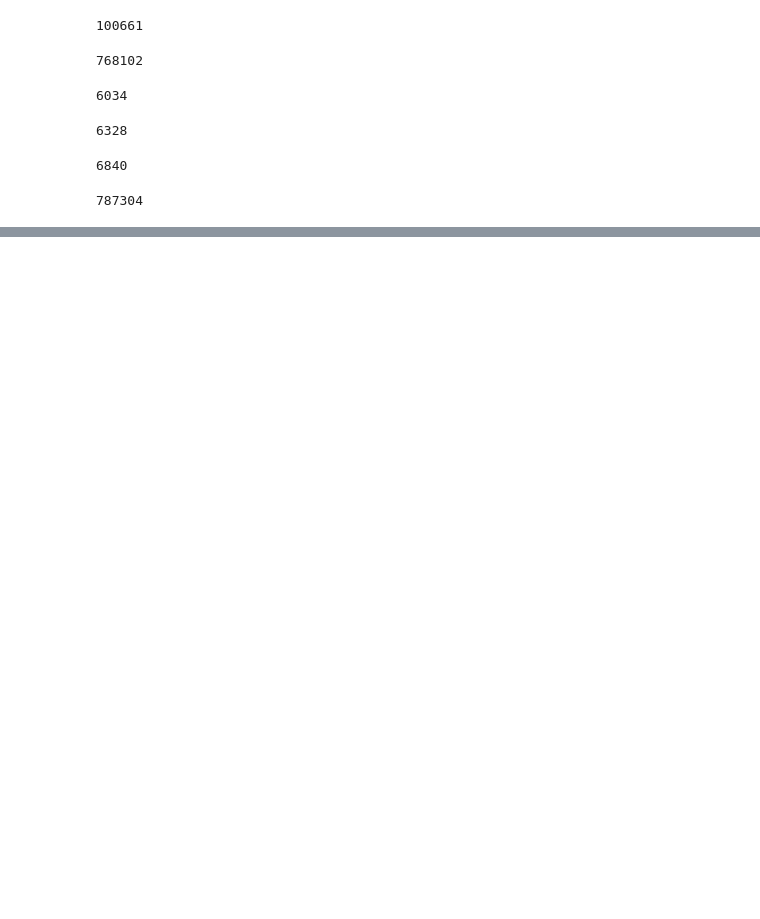
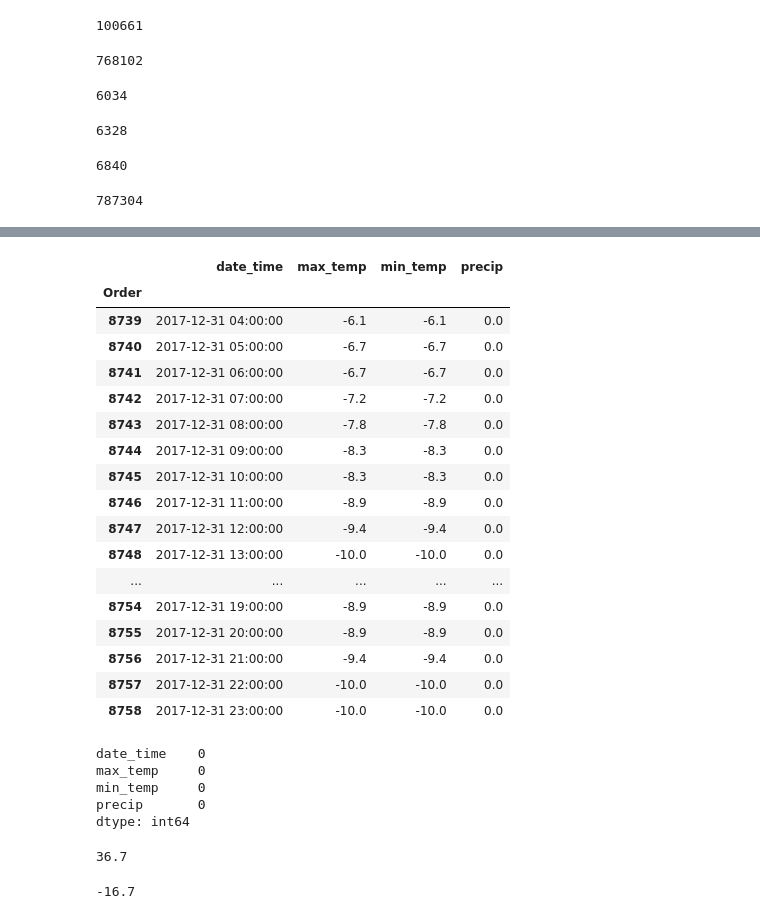
Before and after one commit to GoebelM94/dsml2021, a Jupyter notebook: notebooks/First Data Analysis.ipynb, the cells around one changed output, grey strips where cells are left out. Drawn from its saved outputs; the diff is of its cells as text; code cells hidden in the pictures; blank space fills up the shorter version.

```diff
--- a/notebooks/First Data Analysis.ipynb
+++ b/notebooks/First Data Analysis.ipynb
@@ -272,0 +212,12 @@ min(df_weather["max_temp"])
+# %%
+# Lücken identifizieren und mit Durchschnitt füllen
+j = 8231
+for i in df_2017weather_unique.index:
+    if i == 8231:
+        print("Ende")
+    elif (df_2017weather_unique['date_time'][i] - df_2017weather_unique['date_time'][i+1]) != (df_2017weather_unique['date_time'][1] - df_2017weather_unique['date_time'][2]):
+        df_2017weather_support = {'date_time': (df_2017weather_unique['date_time'][i] + pd.DateOffset(hours=1)), 'max_temp': (df_2017weather_unique['max_temp'][i] + df_2017weather_unique['max_temp'][i+1])/2, 'min_temp': (df_2017weather_unique['max_temp'][i] + df_2017weather_unique['max_temp'][i+1])/2, 'precip': df_2017weather_unique['precip'][i]}
+        print(df_2017weather_support)
+        j = j+1
+        df_2017weather_unique = df_2017weather_unique.append(df_2017weather_support, ignore_index=True)
+print(j)
@@ -272,0 +242,45 @@ min(df_weather["max_temp"])
+# %%
+# Erneut Ordnen und neue Nummern vergeben
+df_2017weather_unique = df_2017weather_unique.sort_values(by=['date_time'])
+df_2017weather_unique['Order'] = np.arange(len(df_2017weather_unique))
+df_2017weather_unique = df_2017weather_unique.set_index('Order')
+
+df_2017weather_unique.tail(20)
+# %% [output]
+|  | date_time | max_temp | min_temp | precip |
+| Order |  |  |  |  |
+| 8739 | 2017-12-31 04:00:00 | -6.1 | -6.1 | 0.0 |
+| 8740 | 2017-12-31 05:00:00 | -6.7 | -6.7 | 0.0 |
+| 8741 | 2017-12-31 06:00:00 | -6.7 | -6.7 | 0.0 |
+| 8742 | 2017-12-31 07:00:00 | -7.2 | -7.2 | 0.0 |
+| 8743 | 2017-12-31 08:00:00 | -7.8 | -7.8 | 0.0 |
+| 8744 | 2017-12-31 09:00:00 | -8.3 | -8.3 | 0.0 |
+| 8745 | 2017-12-31 10:00:00 | -8.3 | -8.3 | 0.0 |
+| 8746 | 2017-12-31 11:00:00 | -8.9 | -8.9 | 0.0 |
+| 8747 | 2017-12-31 12:00:00 | -9.4 | -9.4 | 0.0 |
+| 8748 | 2017-12-31 13:00:00 | -10.0 | -10.0 | 0.0 |
+| ... | ... | ... | ... | ... |
+| 8754 | 2017-12-31 19:00:00 | -8.9 | -8.9 | 0.0 |
+| 8755 | 2017-12-31 20:00:00 | -8.9 | -8.9 | 0.0 |
+| 8756 | 2017-12-31 21:00:00 | -9.4 | -9.4 | 0.0 |
+| 8757 | 2017-12-31 22:00:00 | -10.0 | -10.0 | 0.0 |
+| 8758 | 2017-12-31 23:00:00 | -10.0 | -10.0 | 0.0 |
+# %%
+# Keine Missing Values in allen Spalten; Summe der Missing Values ist jeweils 0
+df_2017weather.isnull().sum()
+# %% [output]
+date_time    0
+max_temp     0
+min_temp     0
+precip       0
+dtype: int64
+# %%
+# Maximale Temperatur
+max(df_weather["max_temp"])
+# %% [output]
+36.7
+# %%
+# Minimale Temperatur
+min(df_weather["max_temp"])
+# %% [output]
+-16.7
```
Also changed, not shown: parts of 17 cells of this notebook.
